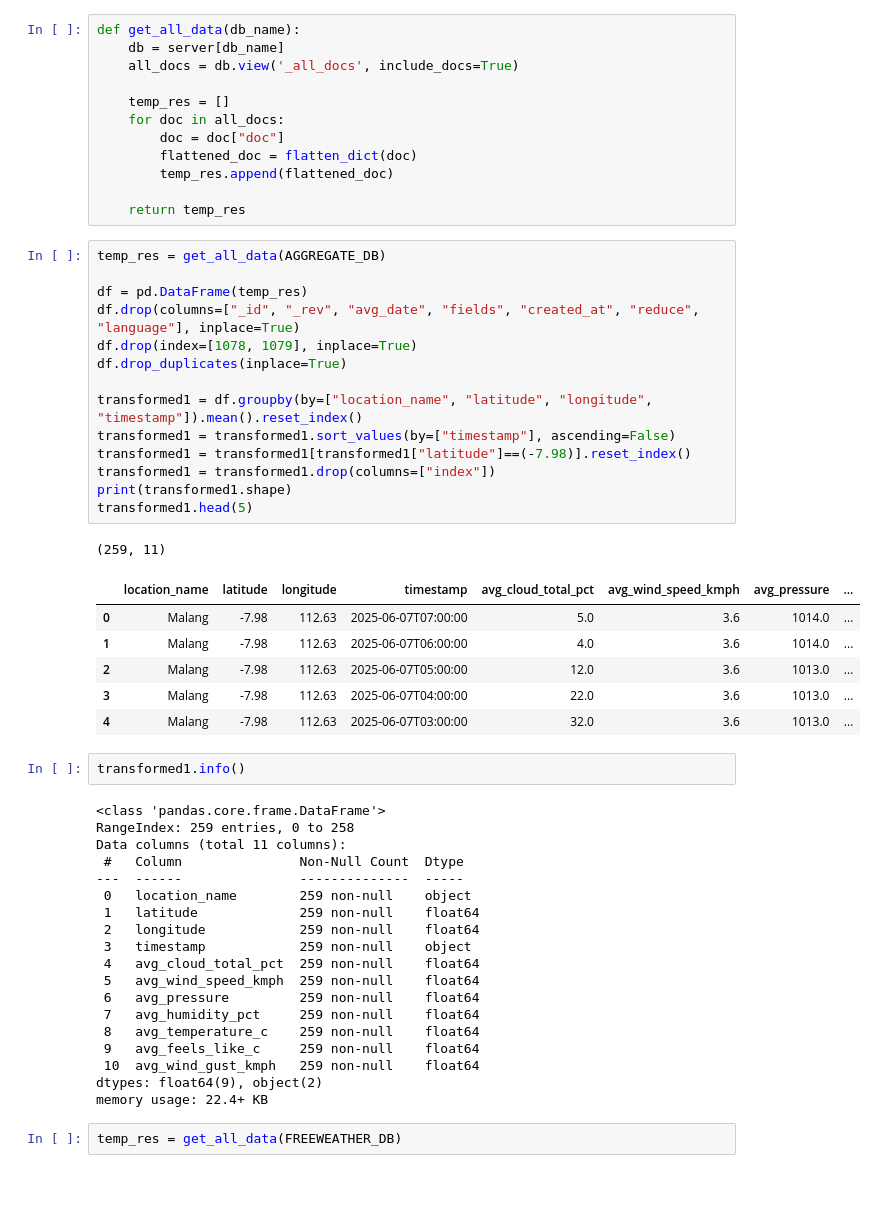
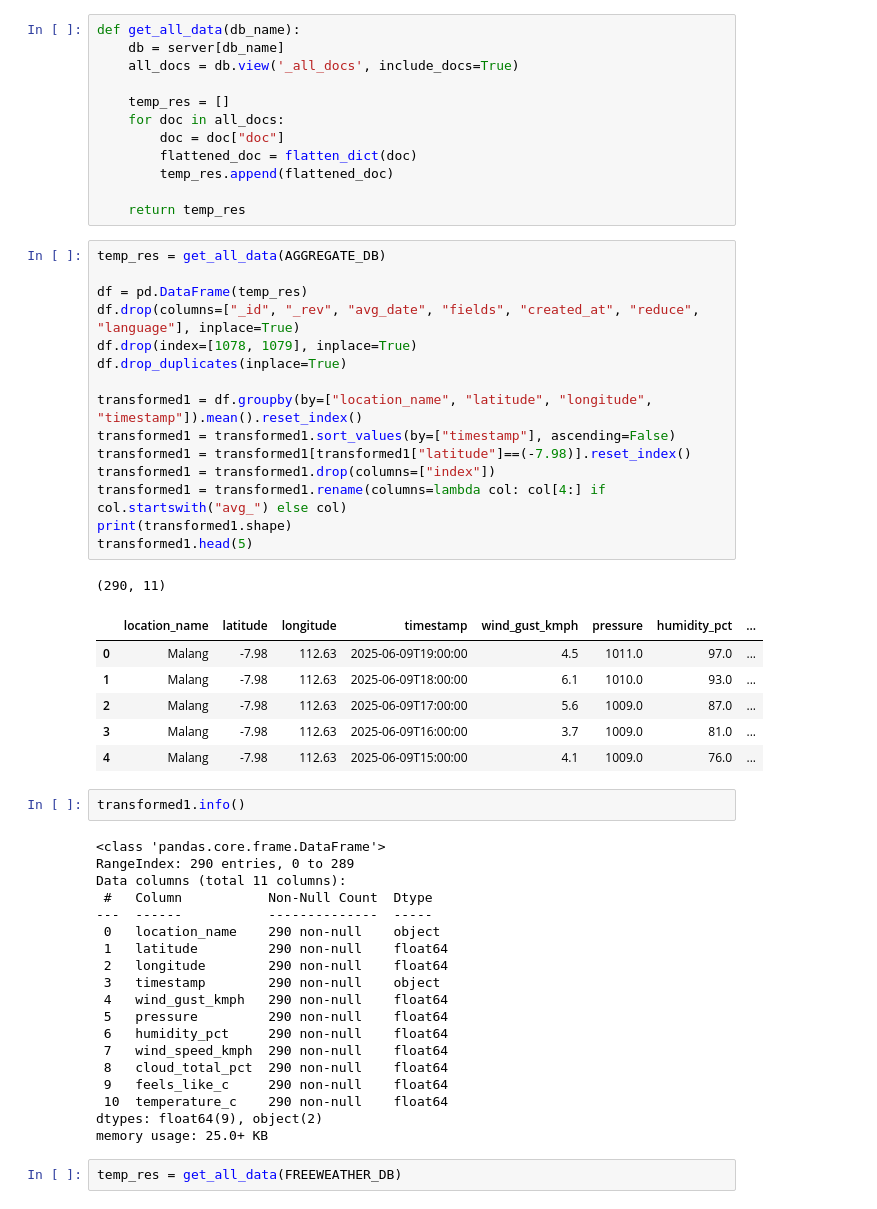
Before and after one commit to hugoalfedoputra-ub/rdv-kelompok-2, a Jupyter notebook: dashboard/query.ipynb, the cells around one changed output. Drawn from its saved outputs; the diff is of its cells as text.

```diff
--- a/dashboard/query.ipynb
+++ b/dashboard/query.ipynb
@@ -198,46 +202,47 @@ def get_all_data(db_name):
 # %%
 temp_res = get_all_data(AGGREGATE_DB)
 
 df = pd.DataFrame(temp_res)
 df.drop(columns=["_id", "_rev", "avg_date", "fields", "created_at", "reduce", "language"], inplace=True)
 df.drop(index=[1078, 1079], inplace=True)
 df.drop_duplicates(inplace=True)
 
 transformed1 = df.groupby(by=["location_name", "latitude", "longitude", "timestamp"]).mean().reset_index()
 transformed1 = transformed1.sort_values(by=["timestamp"], ascending=False)
 transformed1 = transformed1[transformed1["latitude"]==(-7.98)].reset_index()
 transformed1 = transformed1.drop(columns=["index"])
+transformed1 = transformed1.rename(columns=lambda col: col[4:] if col.startswith("avg_") else col)
 print(transformed1.shape)
 transformed1.head(5)
 # %% [output]
-(259, 11)
+(290, 11)
-|  | location_name | latitude | longitude | timestamp | avg_cloud_total_pct | avg_wind_speed_kmph | avg_pressure | ... |
-| 0 | Malang | -7.98 | 112.63 | 2025-06-07T07:00:00 | 5.0 | 3.6 | 1014.0 | ... |
-| 1 | Malang | -7.98 | 112.63 | 2025-06-07T06:00:00 | 4.0 | 3.6 | 1014.0 | ... |
-| 2 | Malang | -7.98 | 112.63 | 2025-06-07T05:00:00 | 12.0 | 3.6 | 1013.0 | ... |
-| 3 | Malang | -7.98 | 112.63 | 2025-06-07T04:00:00 | 22.0 | 3.6 | 1013.0 | ... |
-| 4 | Malang | -7.98 | 112.63 | 2025-06-07T03:00:00 | 32.0 | 3.6 | 1013.0 | ... |
+|  | location_name | latitude | longitude | timestamp | wind_gust_kmph | pressure | humidity_pct | ... |
+| 0 | Malang | -7.98 | 112.63 | 2025-06-09T19:00:00 | 4.5 | 1011.0 | 97.0 | ... |
+| 1 | Malang | -7.98 | 112.63 | 2025-06-09T18:00:00 | 6.1 | 1010.0 | 93.0 | ... |
+| 2 | Malang | -7.98 | 112.63 | 2025-06-09T17:00:00 | 5.6 | 1009.0 | 87.0 | ... |
+| 3 | Malang | -7.98 | 112.63 | 2025-06-09T16:00:00 | 3.7 | 1009.0 | 81.0 | ... |
+| 4 | Malang | -7.98 | 112.63 | 2025-06-09T15:00:00 | 4.1 | 1009.0 | 76.0 | ... |
 # %%
 transformed1.info()
 # %% [output]
 <class 'pandas.core.frame.DataFrame'>
-RangeIndex: 259 entries, 0 to 258
+RangeIndex: 290 entries, 0 to 289
 Data columns (total 11 columns):
- #   Column               Non-Null Count  Dtype
----  ------               --------------  -----
- 0   location_name        259 non-null    object
- 1   latitude             259 non-null    float64
- 2   longitude            259 non-null    float64
- 3   timestamp            259 non-null    object
- 4   avg_cloud_total_pct  259 non-null    float64
- 5   avg_wind_speed_kmph  259 non-null    float64
- 6   avg_pressure         259 non-null    float64
- 7   avg_humidity_pct     259 non-null    float64
- 8   avg_temperature_c    259 non-null    float64
- 9   avg_feels_like_c     259 non-null    float64
- 10  avg_wind_gust_kmph   259 non-null    float64
+ #   Column           Non-Null Count  Dtype
+---  ------           --------------  -----
+ 0   location_name    290 non-null    object
+ 1   latitude         290 non-null    float64
+ 2   longitude        290 non-null    float64
+ 3   timestamp        290 non-null    object
+ 4   wind_gust_kmph   290 non-null    float64
+ 5   pressure         290 non-null    float64
+ 6   humidity_pct     290 non-null    float64
+ 7   wind_speed_kmph  290 non-null    float64
+ 8   cloud_total_pct  290 non-null    float64
+ 9   feels_like_c     290 non-null    float64
+ 10  temperature_c    290 non-null    float64
 dtypes: float64(9), object(2)
-memory usage: 22.4+ KB
+memory usage: 25.0+ KB
 # %%
 temp_res = get_all_data(FREEWEATHER_DB)
 # %%
```
Also changed, not shown: parts of 26 cells of this notebook, 6 other files.
